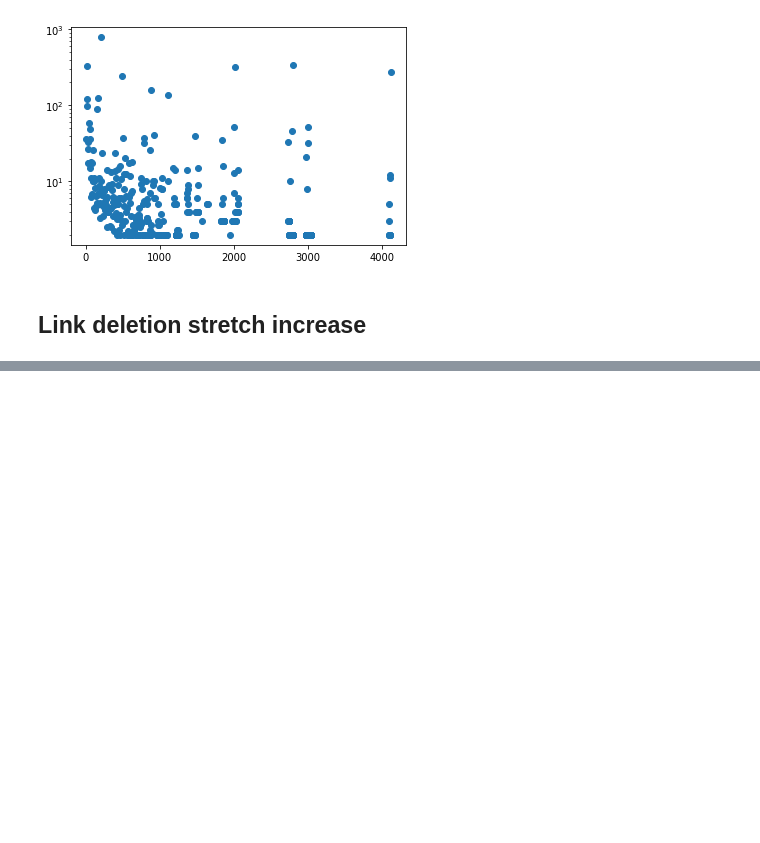
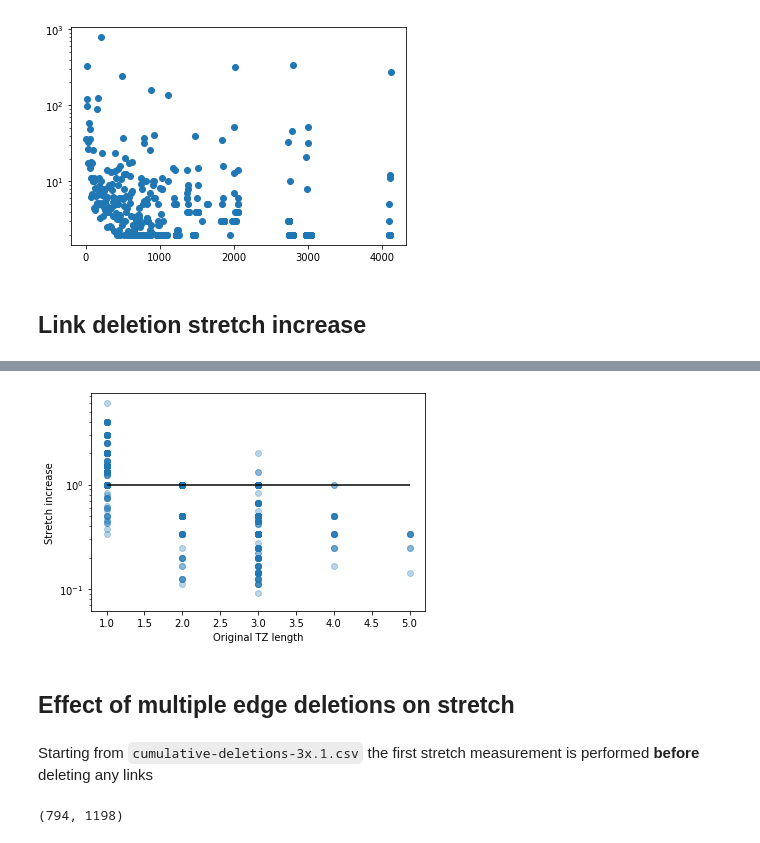
Before and after one commit to dedis/student_20_compactInternet, a Jupyter notebook: TZ_metrics.ipynb, the cells around one changed output, grey strips where cells are left out. Drawn from its saved outputs; the diff is of its cells as text; code cells hidden in the pictures; blank space fills up the shorter version.

```diff
--- a/TZ_metrics.ipynb
+++ b/TZ_metrics.ipynb
@@ -209,0 +233,12 @@ array([0.33333333, 1.5       , 0.5       , 0.5       , 0.33333333,
+# %%
+plt.scatter(deletion_stretch[:,1], stretch_after / stretch_before, alpha=.3)
+plt.xlabel("Original TZ length")
+plt.ylabel("Stretch increase")
+plt.yscale("log")
+plt.hlines(1, xmin=1, xmax=5);
+# %% [output]
+[figure, added]
+# %% [markdown]
+## Effect of multiple edge deletions on stretch
+# %% [markdown]
+Starting from `cumulative-deletions-3x.1.csv` the first stretch measurement is performed **before** deleting any links
@@ -209,0 +267,4 @@ array([0.33333333, 1.5       , 0.5       , 0.5       , 0.33333333,
+# %%
+round_samples_8_05,  round_samples_12_05
+# %% [output]
+(794, 1198)
```
Also changed, not shown: parts of 15 cells of this notebook, 5 other files.
